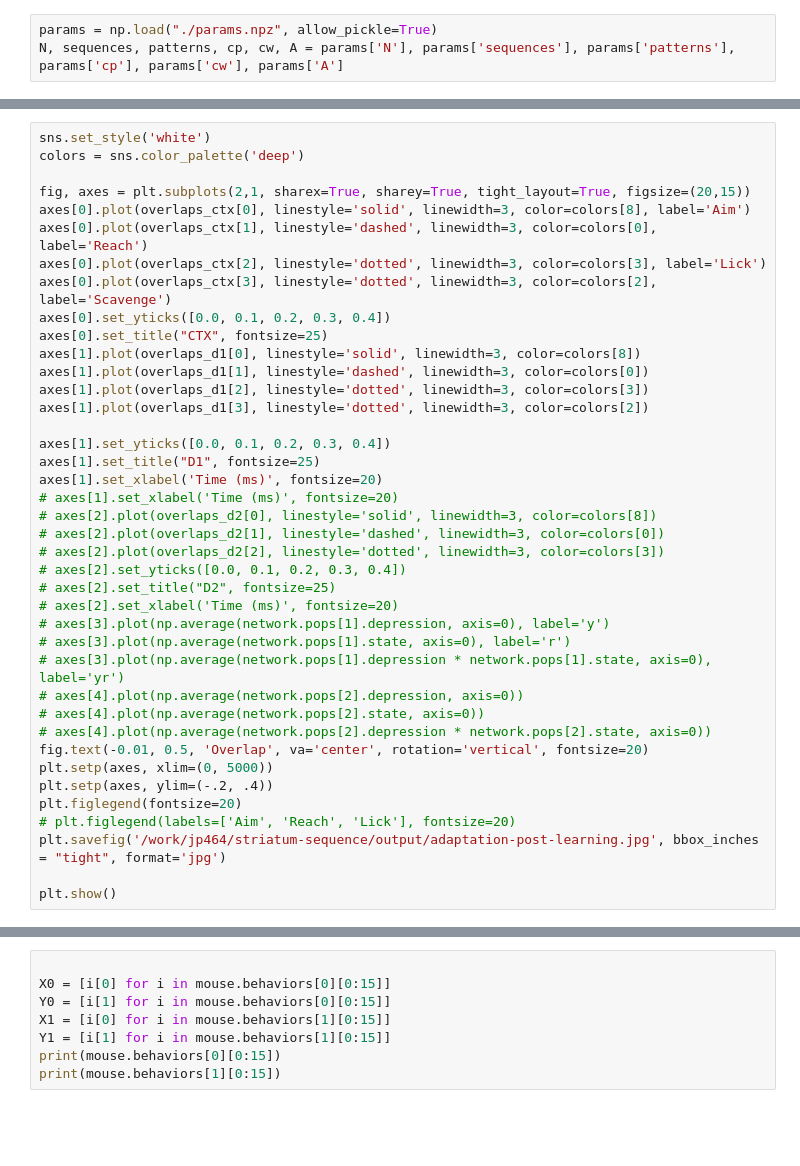
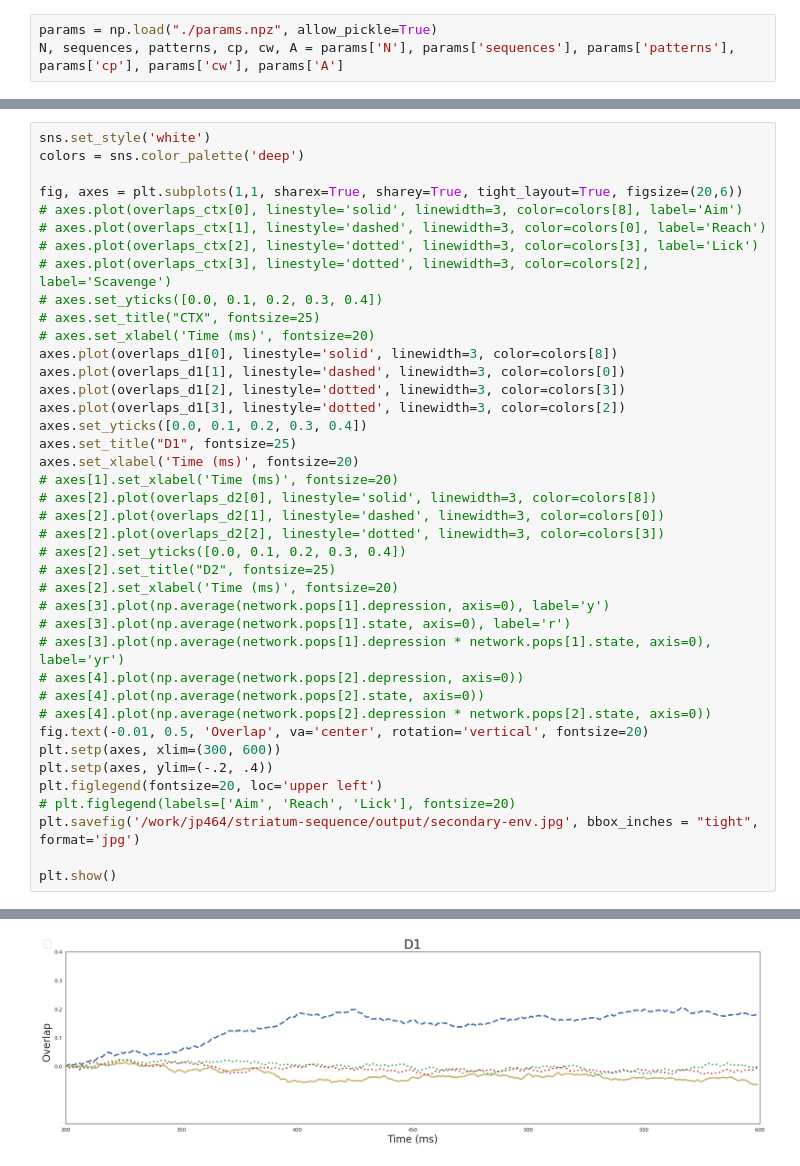
Before and after one commit to jp464/striatal-sequence, a Jupyter notebook: figures/article/1/net2-learning-adaptation.ipynb, the cells around one changed output, grey strips where cells are left out. Drawn from its saved outputs; the diff is of its cells as text; blank space fills up the shorter version.

```diff
--- a/figures/article/1/net2-learning-adaptation.ipynb
+++ b/figures/article/1/net2-learning-adaptation.ipynb
@@ -71,21 +76,21 @@ overlaps_d2 = sequences[2][0].overlaps(network.pops[2])
 sns.set_style('white')
 colors = sns.color_palette('deep')
 
-fig, axes = plt.subplots(2,1, sharex=True, sharey=True, tight_layout=True, figsize=(20,15))
-axes[0].plot(overlaps_ctx[0], linestyle='solid', linewidth=3, color=colors[8], label='Aim')
-axes[0].plot(overlaps_ctx[1], linestyle='dashed', linewidth=3, color=colors[0], label='Reach')
-axes[0].plot(overlaps_ctx[2], linestyle='dotted', linewidth=3, color=colors[3], label='Lick')
-axes[0].plot(overlaps_ctx[3], linestyle='dotted', linewidth=3, color=colors[2], label='Scavenge')
-axes[0].set_yticks([0.0, 0.1, 0.2, 0.3, 0.4])
-axes[0].set_title("CTX", fontsize=25)
-axes[1].plot(overlaps_d1[0], linestyle='solid', linewidth=3, color=colors[8])
-axes[1].plot(overlaps_d1[1], linestyle='dashed', linewidth=3, color=colors[0])
-axes[1].plot(overlaps_d1[2], linestyle='dotted', linewidth=3, color=colors[3])
-axes[1].plot(overlaps_d1[3], linestyle='dotted', linewidth=3, color=colors[2])
-
-axes[1].set_yticks([0.0, 0.1, 0.2, 0.3, 0.4])
-axes[1].set_title("D1", fontsize=25)
-axes[1].set_xlabel('Time (ms)', fontsize=20)
+fig, axes = plt.subplots(1,1, sharex=True, sharey=True, tight_layout=True, figsize=(20,6))
+# axes.plot(overlaps_ctx[0], linestyle='solid', linewidth=3, color=colors[8], label='Aim')
+# axes.plot(overlaps_ctx[1], linestyle='dashed', linewidth=3, color=colors[0], label='Reach')
+# axes.plot(overlaps_ctx[2], linestyle='dotted', linewidth=3, color=colors[3], label='Lick')
+# axes.plot(overlaps_ctx[3], linestyle='dotted', linewidth=3, color=colors[2], label='Scavenge')
+# axes.set_yticks([0.0, 0.1, 0.2, 0.3, 0.4])
+# axes.set_title("CTX", fontsize=25)
+# axes.set_xlabel('Time (ms)', fontsize=20)
+axes.plot(overlaps_d1[0], linestyle='solid', linewidth=3, color=colors[8])
+axes.plot(overlaps_d1[1], linestyle='dashed', linewidth=3, color=colors[0])
+axes.plot(overlaps_d1[2], linestyle='dotted', linewidth=3, color=colors[3])
+axes.plot(overlaps_d1[3], linestyle='dotted', linewidth=3, color=colors[2])
+axes.set_yticks([0.0, 0.1, 0.2, 0.3, 0.4])
+axes.set_title("D1", fontsize=25)
+axes.set_xlabel('Time (ms)', fontsize=20)
 # axes[1].set_xlabel('Time (ms)', fontsize=20)
 # axes[2].plot(overlaps_d2[0], linestyle='solid', linewidth=3, color=colors[8])
 # axes[2].plot(overlaps_d2[1], linestyle='dashed', linewidth=3, color=colors[0])
@@ -100,10 +105,11 @@ axes[1].set_xlabel('Time (ms)', fontsize=20)
 # axes[4].plot(np.average(network.pops[2].state, axis=0))
 # axes[4].plot(np.average(network.pops[2].depression * network.pops[2].state, axis=0))
 fig.text(-0.01, 0.5, 'Overlap', va='center', rotation='vertical', fontsize=20)
-plt.setp(axes, xlim=(0, 5000))
+plt.setp(axes, xlim=(300, 600))
 plt.setp(axes, ylim=(-.2, .4))
-plt.figlegend(fontsize=20)
+plt.figlegend(fontsize=20, loc='upper left')
 # plt.figlegend(labels=['Aim', 'Reach', 'Lick'], fontsize=20)
-plt.savefig('/work/jp464/striatum-sequence/output/adaptation-post-learning.jpg', bbox_inches = "tight", format='jpg')
+plt.savefig('/work/jp464/striatum-sequence/output/secondary-env.jpg', bbox_inches = "tight", format='jpg')
 
 plt.show()
+# %% [output]
@@ -110,8 +117 @@ plt.show()
+[figure, added]
-# %%
-
-X0 = [i[0] for i in mouse.behaviors[0][0:15]]
-Y0 = [i[1] for i in mouse.behaviors[0][0:15]]
-X1 = [i[0] for i in mouse.behaviors[1][0:15]]
-Y1 = [i[1] for i in mouse.behaviors[1][0:15]]
-print(mouse.behaviors[0][0:15])
-print(mouse.behaviors[1][0:15])
```
Also changed, not shown: parts of 4 cells of this notebook, 17 other files.
